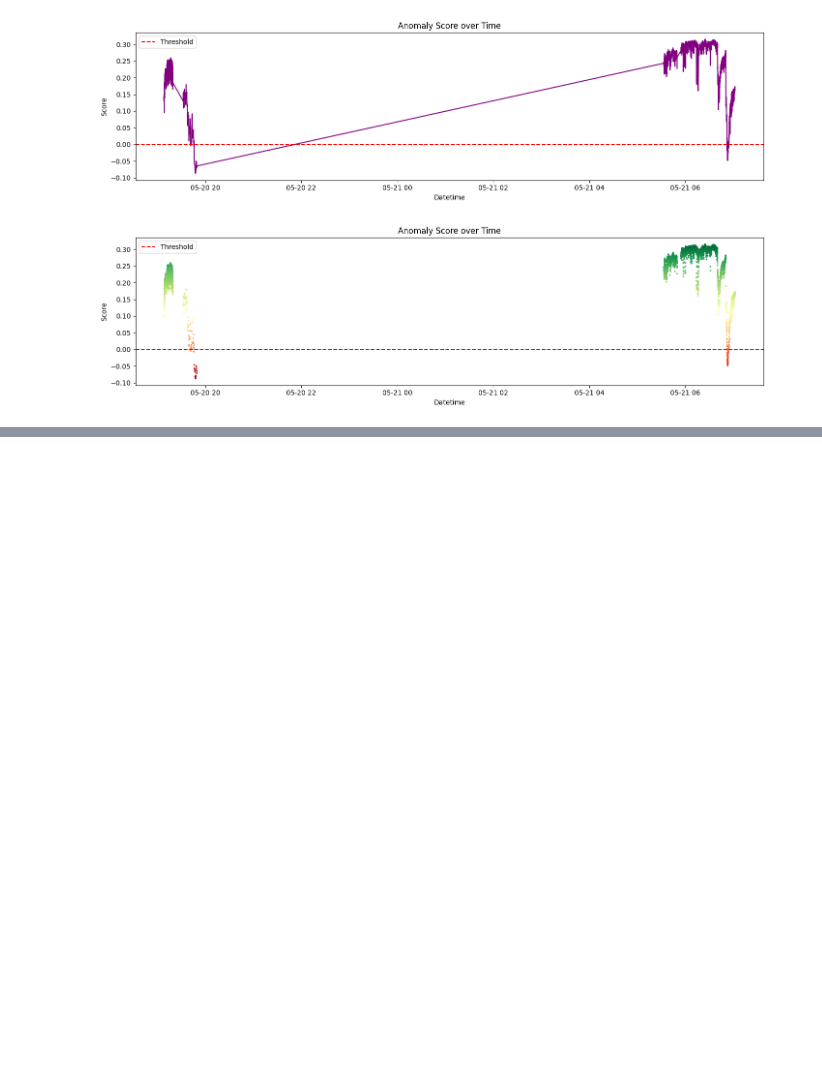
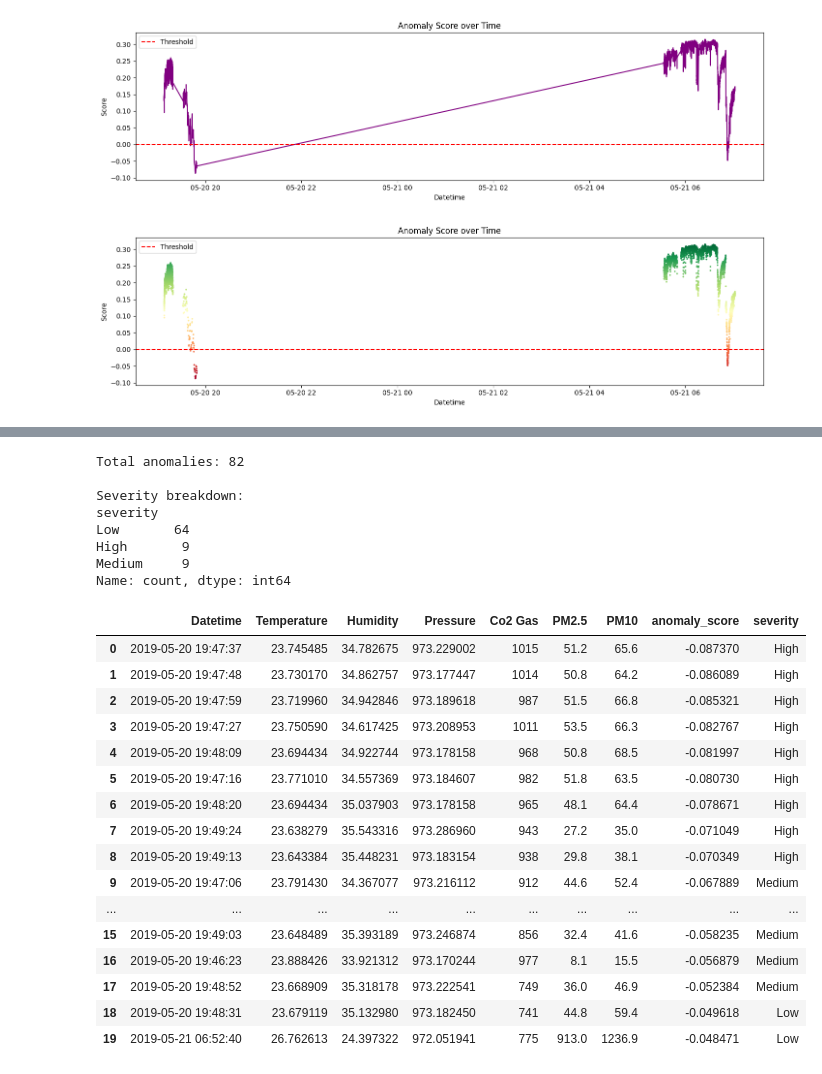
Before and after one commit to HrushiYadav/machine-learning, a Jupyter notebook: IsolationForest/isoltation-forest.ipynb, the cells around one changed output, grey strips where cells are left out. Drawn from its saved outputs; the diff is of its cells as text; code cells hidden in the pictures; blank space fills up the shorter version.

```diff
--- a/IsolationForest/isoltation-forest.ipynb
+++ b/IsolationForest/isoltation-forest.ipynb
@@ -116,0 +200,50 @@ plt.show()
+# %%
+#final block to print pretty report
+def assign_severity(score):
+    if score < -0.07:
+        return 'High'
+    elif score < -0.05:
+        return 'Medium'
+    else:
+        return 'Low'
+
+anomaly_report = df[df['anomaly'] == -1][['Datetime', 'Temperature',
+                                          'Humidity', 'Pressure',
+                                          'Co2 Gas', 'PM2.5',
+                                          'PM10', 'anomaly_score']].copy()
+
+anomaly_report = anomaly_report.sort_values('anomaly_score')
+anomaly_report.reset_index(drop=True, inplace=True)
+anomaly_report['severity'] = anomaly_report['anomaly_score'].apply(assign_severity)
+
+print(f"Total anomalies: {len(anomaly_report)}")
+print(f"\nSeverity breakdown:")
+print(anomaly_report['severity'].value_counts())
+print("\n")
+anomaly_report.head(20)
+# %% [output]
+Total anomalies: 82
+
+Severity breakdown:
+severity
+Low       64
+High       9
+Medium     9
+Name: count, dtype: int64
+|  | Datetime | Temperature | Humidity | Pressure | Co2 Gas | PM2.5 | PM10 | anomaly_score | severity |
+| 0 | 2019-05-20 19:47:37 | 23.745485 | 34.782675 | 973.229002 | 1015 | 51.2 | 65.6 | -0.087370 | High |
+| 1 | 2019-05-20 19:47:48 | 23.730170 | 34.862757 | 973.177447 | 1014 | 50.8 | 64.2 | -0.086089 | High |
+| 2 | 2019-05-20 19:47:59 | 23.719960 | 34.942846 | 973.189618 | 987 | 51.5 | 66.8 | -0.085321 | High |
+| 3 | 2019-05-20 19:47:27 | 23.750590 | 34.617425 | 973.208953 | 1011 | 53.5 | 66.3 | -0.082767 | High |
+| 4 | 2019-05-20 19:48:09 | 23.694434 | 34.922744 | 973.178158 | 968 | 50.8 | 68.5 | -0.081997 | High |
+| 5 | 2019-05-20 19:47:16 | 23.771010 | 34.557369 | 973.184607 | 982 | 51.8 | 63.5 | -0.080730 | High |
+| 6 | 2019-05-20 19:48:20 | 23.694434 | 35.037903 | 973.178158 | 965 | 48.1 | 64.4 | -0.078671 | High |
+| 7 | 2019-05-20 19:49:24 | 23.638279 | 35.543316 | 973.286960 | 943 | 27.2 | 35.0 | -0.071049 | High |
+| 8 | 2019-05-20 19:49:13 | 23.643384 | 35.448231 | 973.183154 | 938 | 29.8 | 38.1 | -0.070349 | High |
+| 9 | 2019-05-20 19:47:06 | 23.791430 | 34.367077 | 973.216112 | 912 | 44.6 | 52.4 | -0.067889 | Medium |
+| ... | ... | ... | ... | ... | ... | ... | ... | ... | ... |
+| 15 | 2019-05-20 19:49:03 | 23.648489 | 35.393189 | 973.246874 | 856 | 32.4 | 41.6 | -0.058235 | Medium |
+| 16 | 2019-05-20 19:46:23 | 23.888426 | 33.921312 | 973.170244 | 977 | 8.1 | 15.5 | -0.056879 | Medium |
+| 17 | 2019-05-20 19:48:52 | 23.668909 | 35.318178 | 973.222541 | 749 | 36.0 | 46.9 | -0.052384 | Medium |
+| 18 | 2019-05-20 19:48:31 | 23.679119 | 35.132980 | 973.182450 | 741 | 44.8 | 59.4 | -0.049618 | Low |
+| 19 | 2019-05-21 06:52:40 | 26.762613 | 24.397322 | 972.051941 | 775 | 913.0 | 1236.9 | -0.048471 | Low |
```
Also changed, not shown: parts of 8 cells of this notebook.
